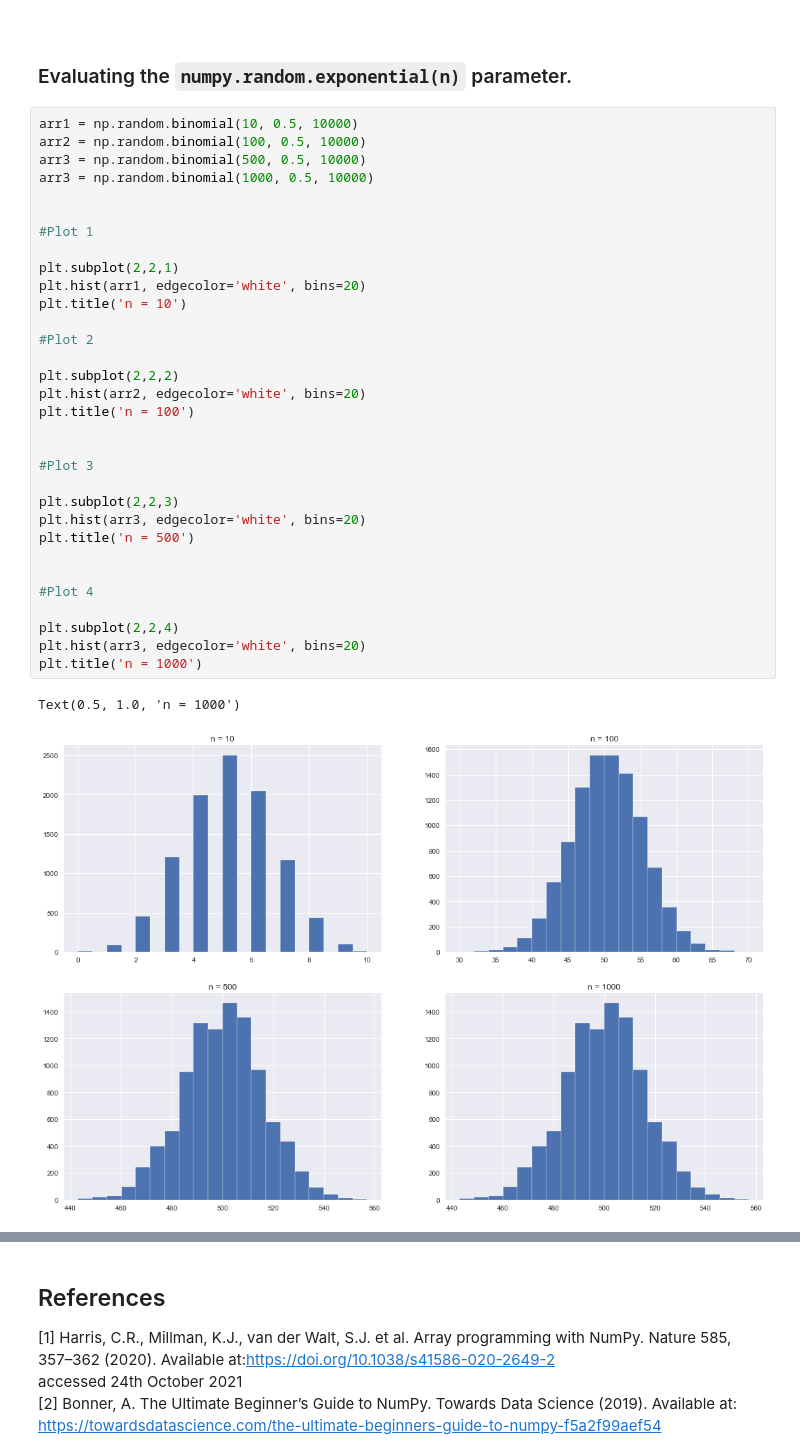
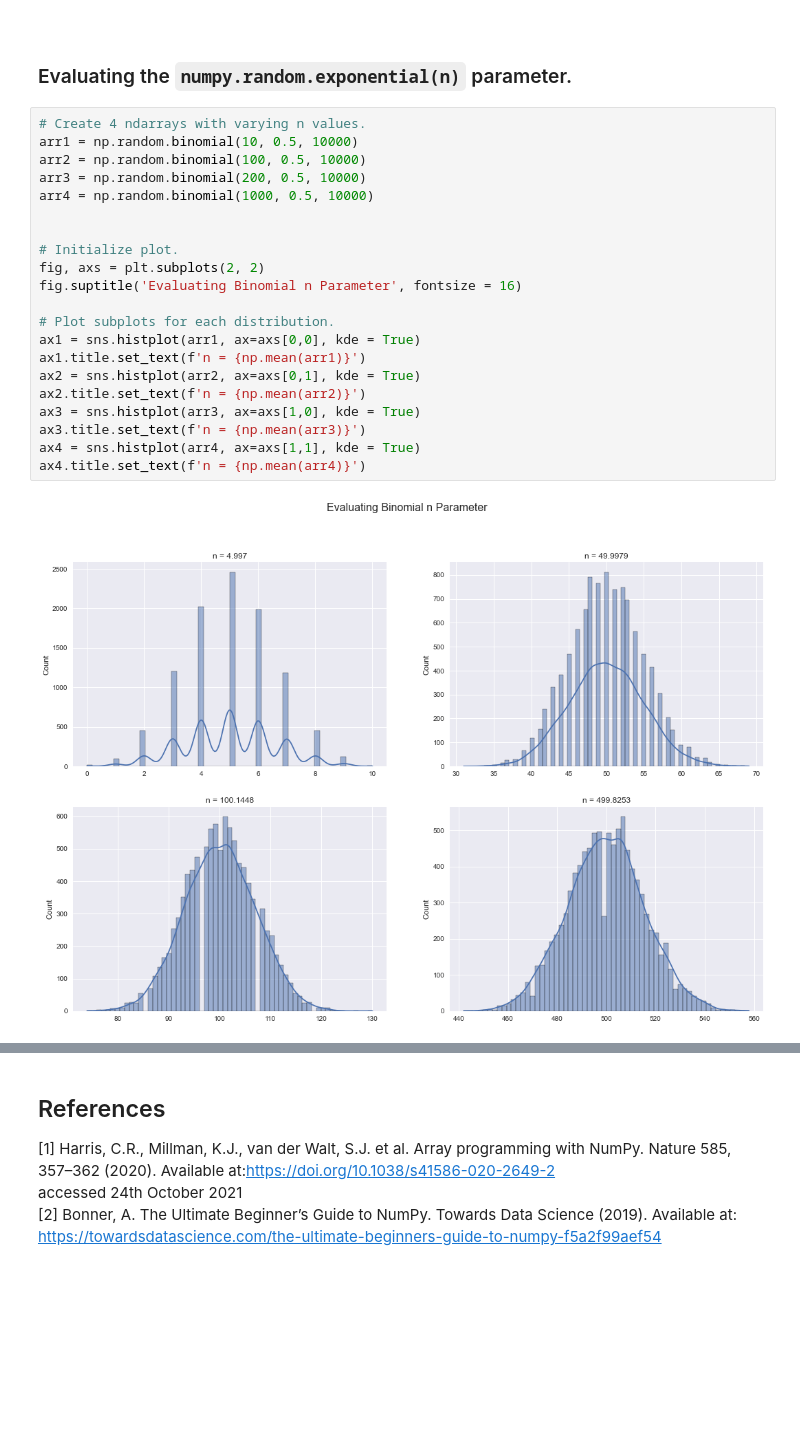
Before and after one commit to Sam-Tracey/numpy-random, a Jupyter notebook: numpy-random.ipynb, the cells around one changed output, grey strips where cells are left out. Cells and saved outputs as stored; diff of their text form; blank space fills up the shorter version.

Commit message:
Added Binomial Distribution

```diff
--- a/numpy-random.ipynb
+++ b/numpy-random.ipynb
@@ -934,37 +951,25 @@ Essentially, any situation in which you can only have successes or failures in a
 
 ### Evaluating the <code>numpy.random.exponential(n)</code> parameter.
 # %%
+# Create 4 ndarrays with varying n values.
 arr1 = np.random.binomial(10, 0.5, 10000)
 arr2 = np.random.binomial(100, 0.5, 10000)
-arr3 = np.random.binomial(500, 0.5, 10000)
-arr3 = np.random.binomial(1000, 0.5, 10000)
+arr3 = np.random.binomial(200, 0.5, 10000)
+arr4 = np.random.binomial(1000, 0.5, 10000)
 
 
-#Plot 1
+# Initialize plot.
+fig, axs = plt.subplots(2, 2)
+fig.suptitle('Evaluating Binomial n Parameter', fontsize = 16)
 
-plt.subplot(2,2,1)
-plt.hist(arr1, edgecolor='white', bins=20)
-plt.title('n = 10')
-
-#Plot 2
-
-plt.subplot(2,2,2)
-plt.hist(arr2, edgecolor='white', bins=20)
-plt.title('n = 100')
-
-
-#Plot 3
-
-plt.subplot(2,2,3)
-plt.hist(arr3, edgecolor='white', bins=20)
-plt.title('n = 500')
-
-
-#Plot 4
-
-plt.subplot(2,2,4)
-plt.hist(arr3, edgecolor='white', bins=20)
-plt.title('n = 1000')
+# Plot subplots for each distribution.
+ax1 = sns.histplot(arr1, ax=axs[0,0], kde = True)
+ax1.title.set_text(f'n = {np.mean(arr1)}')
+ax2 = sns.histplot(arr2, ax=axs[0,1], kde = True)
+ax2.title.set_text(f'n = {np.mean(arr2)}')
+ax3 = sns.histplot(arr3, ax=axs[1,0], kde = True)
+ax3.title.set_text(f'n = {np.mean(arr3)}')
+ax4 = sns.histplot(arr4, ax=axs[1,1], kde = True)
+ax4.title.set_text(f'n = {np.mean(arr4)}')
 # %% [output]
-Text(0.5, 1.0, 'n = 1000')
-[figure, old version]
+[figure, new version]
```
Also changed, not shown: parts of 46 cells of this notebook.
